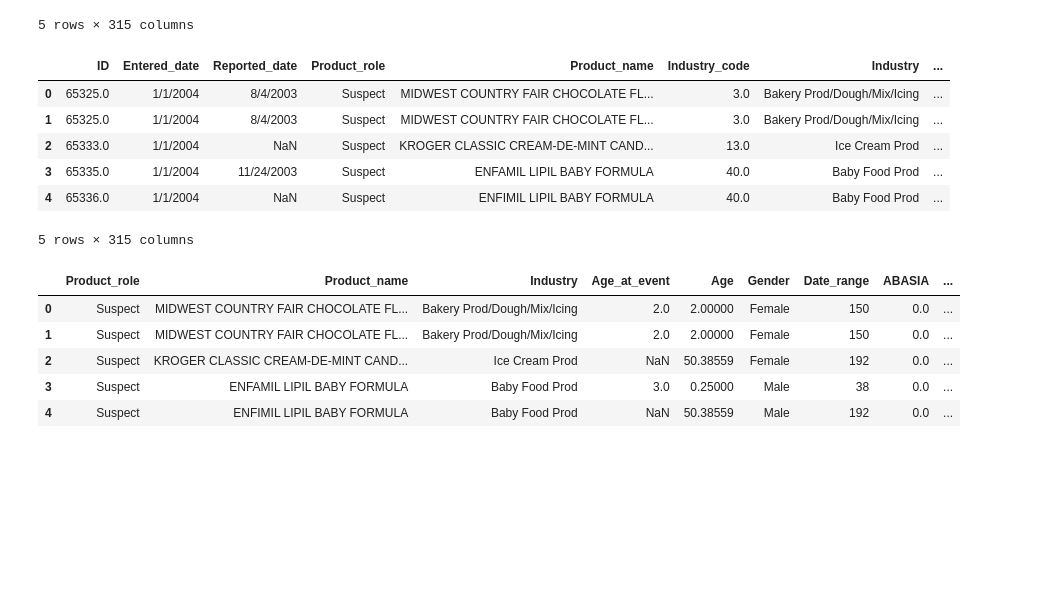
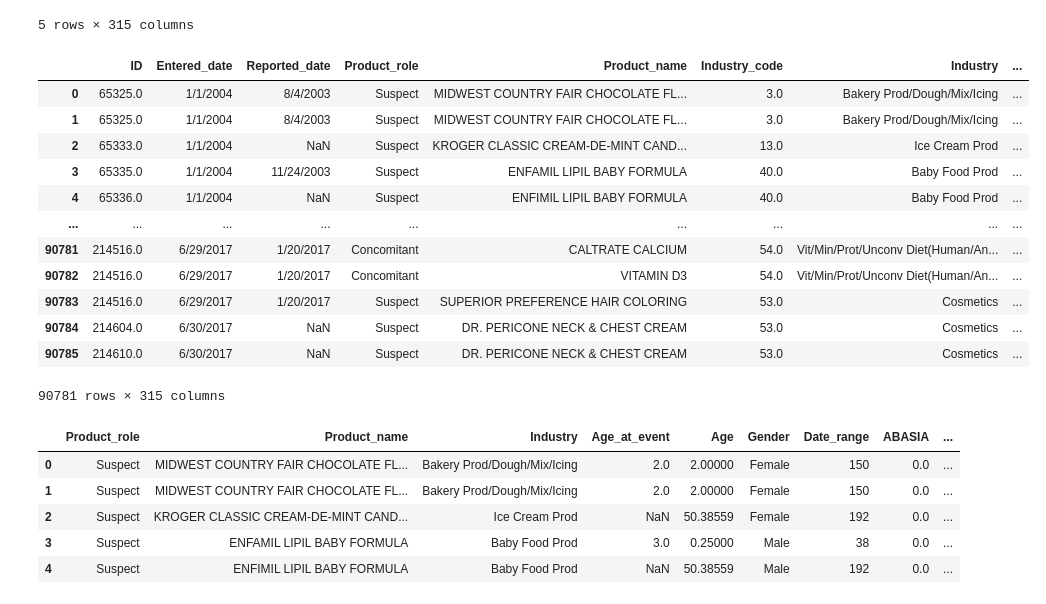
Before and after one commit to littlepham/Adverse-Food-Effects, a Jupyter notebook: Project Data Science Programming.ipynb, the cells around one changed output. Drawn from its saved outputs; the diff is of its cells as text; code cells hidden in the pictures; blank space fills up the shorter version.

```diff
--- a/Project Data Science Programming.ipynb
+++ b/Project Data Science Programming.ipynb
@@ -360,23 +373,29 @@ df.head()
 # %%
 import random
 # Filling in na values
 df['Age'].fillna(df['Age'].mean(), inplace=True)
 df['Date_range'].fillna(df['Date_range'].mean(), inplace=True)
 
 # We fill in gender not available by a random sample
 df['Gender'].replace(to_replace='Not Available', value=random.sample(['Male', 'Female'], 1)[0], inplace=True)
-df.dropna(subset='Symptoms')
+df.dropna(subset='Symptoms', inplace=True)
 # Converting data to int instead of float
 df['Date_range'] = df['Date_range'].map(lambda x: int(x))
-df.head()
+df
 # %% [output]
 |  | ID | Entered_date | Reported_date | Product_role | Product_name | Industry_code | Industry | ... |
 | 0 | 65325.0 | 1/1/2004 | 8/4/2003 | Suspect | MIDWEST COUNTRY FAIR CHOCOLATE FL... | 3.0 | Bakery Prod/Dough/Mix/Icing | ... |
 | 1 | 65325.0 | 1/1/2004 | 8/4/2003 | Suspect | MIDWEST COUNTRY FAIR CHOCOLATE FL... | 3.0 | Bakery Prod/Dough/Mix/Icing | ... |
 | 2 | 65333.0 | 1/1/2004 | NaN | Suspect | KROGER CLASSIC CREAM-DE-MINT CAND... | 13.0 | Ice Cream Prod | ... |
 | 3 | 65335.0 | 1/1/2004 | 11/24/2003 | Suspect | ENFAMIL LIPIL BABY FORMULA | 40.0 | Baby Food Prod | ... |
 | 4 | 65336.0 | 1/1/2004 | NaN | Suspect | ENFIMIL LIPIL BABY FORMULA | 40.0 | Baby Food Prod | ... |
+| ... | ... | ... | ... | ... | ... | ... | ... | ... |
+| 90781 | 214516.0 | 6/29/2017 | 1/20/2017 | Concomitant | CALTRATE CALCIUM | 54.0 | Vit/Min/Prot/Unconv Diet(Human/An... | ... |
+| 90782 | 214516.0 | 6/29/2017 | 1/20/2017 | Concomitant | VITAMIN D3 | 54.0 | Vit/Min/Prot/Unconv Diet(Human/An... | ... |
+| 90783 | 214516.0 | 6/29/2017 | 1/20/2017 | Suspect | SUPERIOR PREFERENCE HAIR COLORING | 53.0 | Cosmetics | ... |
+| 90784 | 214604.0 | 6/30/2017 | NaN | Suspect | DR. PERICONE NECK & CHEST CREAM | 53.0 | Cosmetics | ... |
+| 90785 | 214610.0 | 6/30/2017 | NaN | Suspect | DR. PERICONE NECK & CHEST CREAM | 53.0 | Cosmetics | ... |
-5 rows × 315 columns
+90781 rows × 315 columns
 # %%
 df.columns = df.columns.str.replace(' ', '_')
 df_x = df.drop(columns=['ID', 'Outcomes', 'Outcomes_bool', 'Symptoms', 'Filtered_symptoms', 'Entered_date', 'Reported_date', 'Industry_code'])
```
Also changed, not shown: parts of 43 cells of this notebook, 2 other files.
